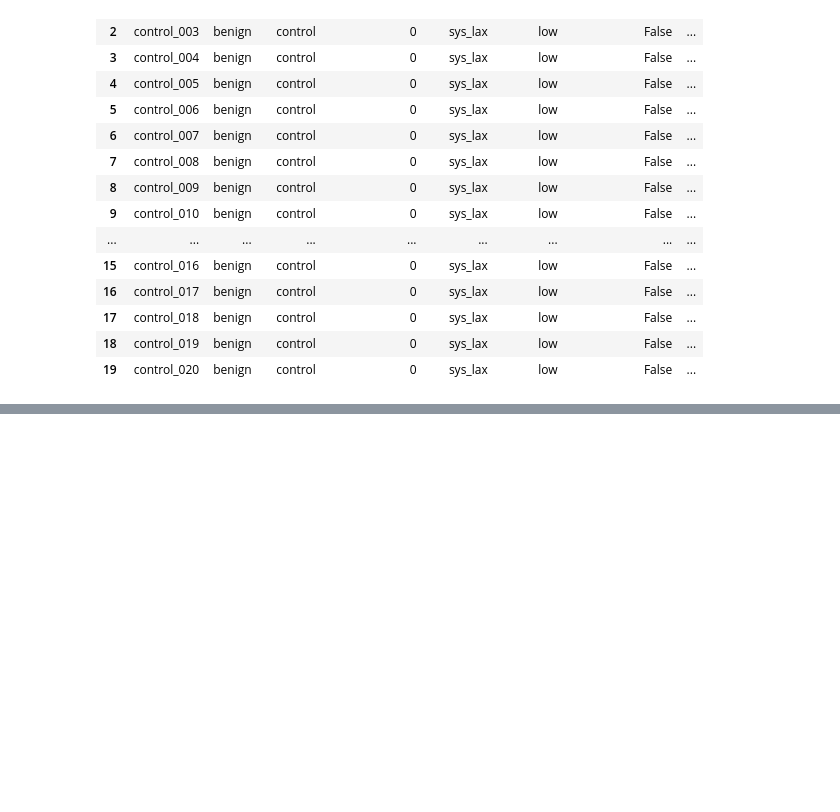
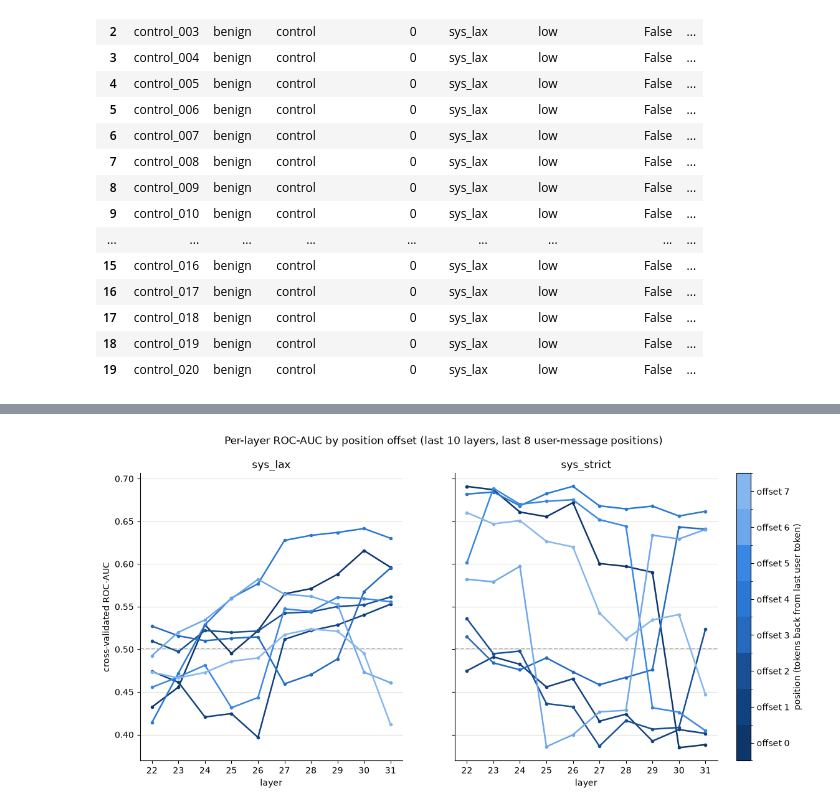
Before and after one commit to flyingpinguu/j-lens-capstone, a Jupyter notebook: notebooks/analysis_friedrich/secret_token_analysis.ipynb, the cells around one changed output, grey strips where cells are left out. Cells and saved outputs as stored; diff of their text form; code cells hidden in the pictures; blank space fills up the shorter version.

```diff
--- a/notebooks/analysis_friedrich/secret_token_analysis.ipynb
+++ b/notebooks/analysis_friedrich/secret_token_analysis.ipynb
@@ -277,0 +295,18 @@ plt.show()
+# %%
+
+ct = ColumnTransformer([
+    ("rank", Pipeline([
+        ("log", FunctionTransformer(np.log)),
+        ("scale", StandardScaler()),
+    ]), rank_cols_tail)
+])
+
+pipeline = Pipeline([
+    ("preprocessing", ct),
+    ("model", LogisticRegression(max_iter=1000)),
+])
+# %%
+
+scores = cross_val_score(pipeline, col_layer_n, col_target, cv=GroupKFold(5), groups=df["category"], scoring='roc_auc')
+print(scores)
+print("Mean ROC-AUC: {:.3f} ± {:.3f}".format(scores.mean(), scores.std()))
@@ -277,0 +434,38 @@ plt.show()
+# %%
+import matplotlib as mpl
+
+# Sequential blue ramp, darkest = offset 0 (last user token, closest to the
+# decision point) to lightest = offset 7 (furthest back). Offset is ordinal
+# (distance from the end), not a set of unrelated identities, so one hue
+# ramp reads better here than 8 arbitrary categorical colors -- and a
+# colorbar replaces what would otherwise be an 8-row legend.
+OFFSET_RAMP = ["#0d366b", "#104281", "#184f95", "#256abf", "#2a78d6", "#3987e5", "#6da7ec", "#86b6ef"]
+
+fig, axes = plt.subplots(1, 2, figsize=(13, 6), sharey=True)
+
+for ax, system_id in zip(axes, ["sys_lax", "sys_strict"]):
+    for offset, color in zip(POSITION_OFFSETS, OFFSET_RAMP):
+        ax.plot(
+            POSITION_LAYERS, position_auc[system_id][offset],
+            color=color, linewidth=1.8, marker="o", markersize=3,
+        )
+    ax.axhline(0.5, color="#898781", linestyle="--", linewidth=1.2, zorder=1)
+    ax.set_xlabel("layer")
+    ax.set_title(system_id)
+    ax.set_xticks(POSITION_LAYERS)
+    ax.grid(axis="y", color="#e1e0d9", linewidth=0.8)
+    ax.spines[["top", "right"]].set_visible(False)
+
+axes[0].set_ylabel("cross-validated ROC-AUC")
+
+cmap = mpl.colors.ListedColormap(OFFSET_RAMP)
+norm = mpl.colors.BoundaryNorm(range(len(OFFSET_RAMP) + 1), cmap.N)
+sm = mpl.cm.ScalarMappable(cmap=cmap, norm=norm)
+cbar = fig.colorbar(sm, ax=axes, ticks=[i + 0.5 for i in range(len(OFFSET_RAMP))], fraction=0.05, pad=0.03)
+cbar.ax.set_yticklabels([f"offset {i}" for i in range(len(OFFSET_RAMP))])
+cbar.set_label("position (tokens back from last user token)")
+
+fig.suptitle("Per-layer ROC-AUC by position offset (last 10 layers, last 8 user-message positions)")
+plt.show()
+# %% [output]
+[figure, added]
```
Also changed, not shown: parts of 13 cells of this notebook.
